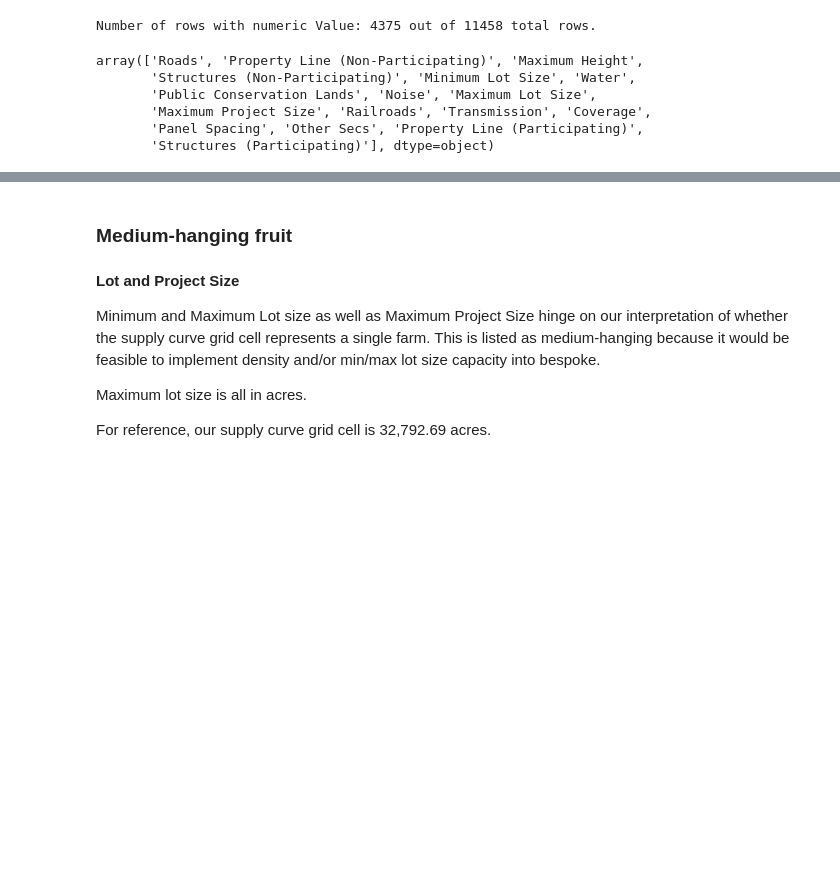
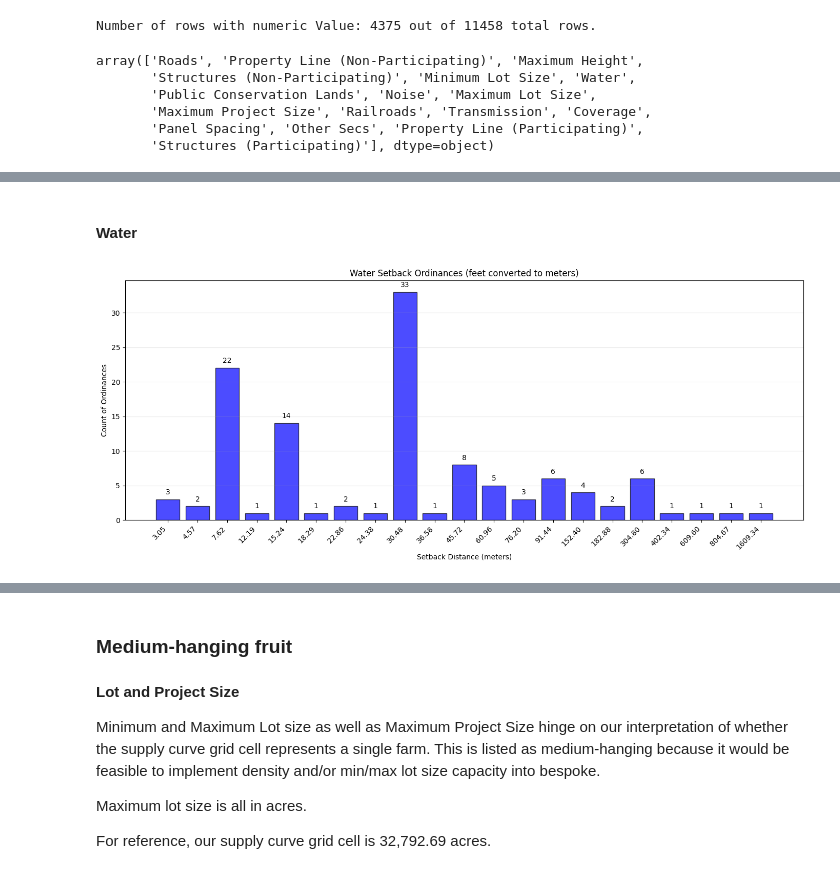
Before and after one commit to gabezuckerman/compass-integration-roadmap, a Jupyter notebook: compass_integration_roadmap_pv.ipynb, the cells around one changed output, grey strips where cells are left out. Drawn from its saved outputs; the diff is of its cells as text; code cells hidden in the pictures; blank space fills up the shorter version.

```diff
--- a/compass_integration_roadmap_pv.ipynb
+++ b/compass_integration_roadmap_pv.ipynb
@@ -65,0 +360,74 @@ In the .gpkg, "structures" represents non-participating values while, participat
+# %% [markdown]
+#### Water
+# %%
+# Create histogram for Water ordinances similar to Transmission analysis
+water_data = usable_ord[usable_ord['Feature'] == 'Water']
+
+# Collect statistics for printing later
+water_stats = []
+
+if len(water_data) > 0:
+    # Check the most common unit
+    unit_counts = water_data['Units'].value_counts()
+    most_common_unit = unit_counts.index[0]
+
+    # Filter for most common unit
+    water_filtered = water_data[water_data['Units'] == most_common_unit]
+    water_values = pd.to_numeric(water_filtered['Value'], errors='coerce').dropna()
+
+    # Convert to meters if in feet
+    if most_common_unit == 'feet':
+        water_values_meters = water_values * 0.3048
+        unit_label = 'feet converted to meters'
+    else:
+        water_values_meters = water_values
+        unit_label = most_common_unit
+
+    # Create bar plot with value counts
+    value_counts = water_values_meters.value_counts().sort_index()
+
+    plt.figure(figsize=(14, 6))
+    x_positions = range(len(value_counts))
+    bars = plt.bar(x_positions, value_counts.values, edgecolor='black', alpha=0.7, color='blue')
+    plt.xlabel(f'Setback Distance (meters)')
+    plt.ylabel('Count of Ordinances')
+    plt.title(f'Water Setback Ordinances ({unit_label})')
+    plt.grid(True, alpha=0.3, axis='y')
+
+    # Add value labels on top of bars
+    for i, count in enumerate(value_counts.values):
+        plt.text(i, count + 0.5, str(count), ha='center', va='bottom')
+
+    # Set x-axis labels
+    plt.xticks(x_positions, [f'{v:.2f}' for v in value_counts.index], rotation=45, ha='right')
+
+    plt.tight_layout()
+    plt.show()
+
+    # Calculate percentages
+    water_total = len(water_data)
+    filtered_count = len(water_values_meters)
+    filtered_pct = (filtered_count / water_total * 100) if water_total > 0 else 0
+
+    # Collect summary statistics
+    water_stats.append(f"Water ordinances ({most_common_unit} - {filtered_pct:.1f}% of all water ordinances):")
+    water_stats.append(f"  Count: {len(water_values_meters)}")
+    if len(water_values_meters) > 0:
+        water_stats.append(f"  Mean: {water_values_meters.mean():.2f} m")
+        water_stats.append(f"  Median: {water_values_meters.median():.2f} m")
+        water_stats.append(f"  Min: {water_values_meters.min():.2f} m")
+        water_stats.append(f"  Max: {water_values_meters.max():.2f} m")
+        water_stats.append(f"  Standard deviation: {water_values_meters.std():.2f} m")
+        water_stats.append(f"  10th percentile: {water_values_meters.quantile(0.10):.2f} m")
+        water_stats.append(f"  25th percentile: {water_values_meters.quantile(0.25):.2f} m")
+        water_stats.append(f"  50th percentile: {water_values_meters.quantile(0.50):.2f} m")
+        water_stats.append(f"  75th percentile: {water_values_meters.quantile(0.75):.2f} m")
+        water_stats.append(f"  90th percentile: {water_values_meters.quantile(0.90):.2f} m")
+else:
+    water_stats.append("No Water ordinances found in the data.")
+
+# Print all statistics
+if water_stats:
+    print("\n".join(water_stats))
+# %% [output]
+[figure, added]
```
Also changed, not shown: parts of 17 cells of this notebook, 4 other files.
